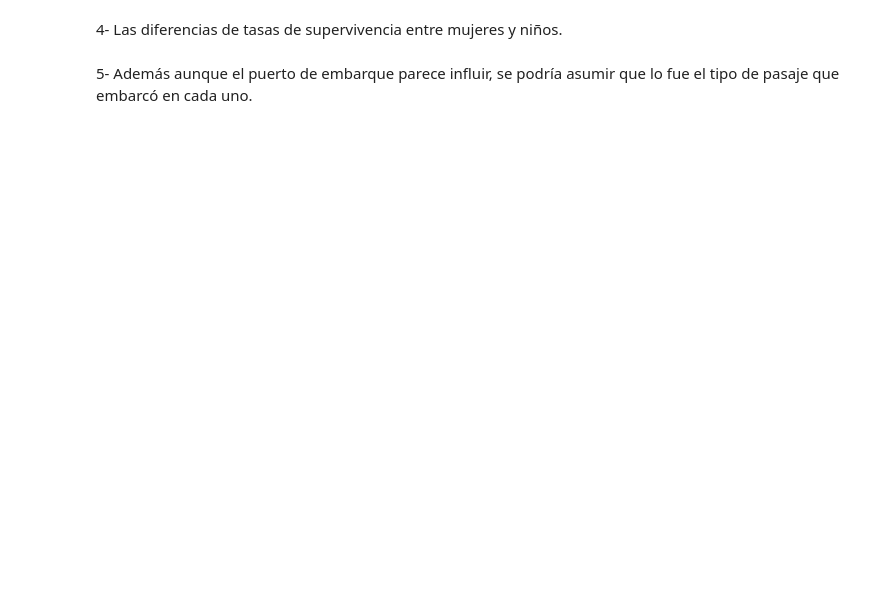
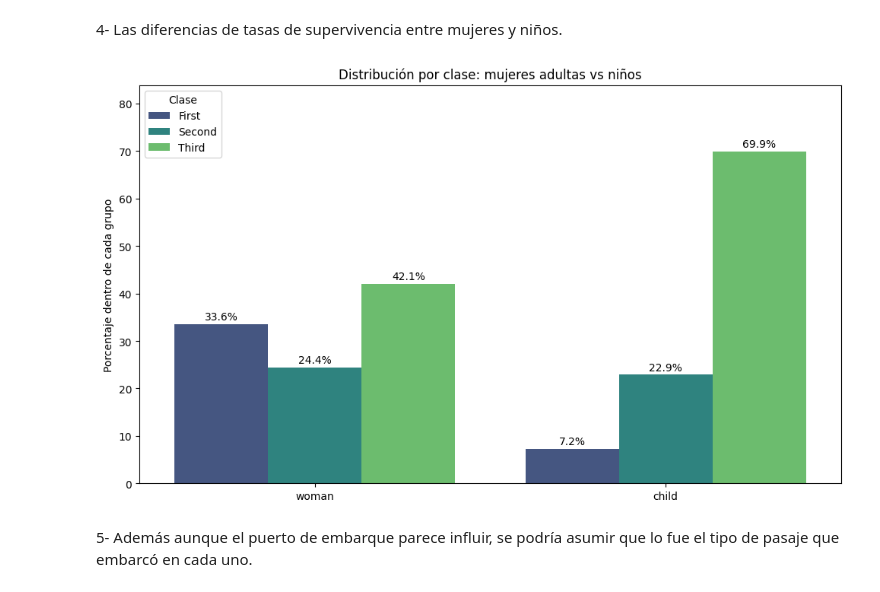
Before and after one commit to Emigarsan/DS-Online-Emilio-Garrote, a Jupyter notebook: Sprints/03_Data_Analysis/Sprint_08/Unidad_02_Visualizacion_Avanzada_Seaborn/03_Practica_Obligatoria/18_Practica_Obligatoria_Visualizacion_Avanzada.ipynb, the cells around one changed output. Saved outputs shown, nothing was run; the diff lists cells and outputs as text; code cells hidden in the pictures; blank space fills up the shorter version.

```diff
--- a/Sprints/03_Data_Analysis/Sprint_08/Unidad_02_Visualizacion_Avanzada_Seaborn/03_Practica_Obligatoria/18_Practica_Obligatoria_Visualizacion_Avanzada.ipynb
+++ b/Sprints/03_Data_Analysis/Sprint_08/Unidad_02_Visualizacion_Avanzada_Seaborn/03_Practica_Obligatoria/18_Practica_Obligatoria_Visualizacion_Avanzada.ipynb
@@ -279,4 +365,39 @@ Name: proportion, dtype: float64
 # %% [markdown]
 4- Las diferencias de tasas de supervivencia entre mujeres y niños.
+# %%
+# Comparación de mujeres adultas y niños según la clase en la que viajaban
+df_woman_child = df_titanic[df_titanic["who"].isin(["woman", "child"])].copy()
+
+comp_clase = (
+    df_woman_child.groupby("who")["class"]
+    .value_counts(normalize=True)
+    .mul(100)
+    .rename("porcentaje")
+    .reset_index()
+)
+
+plt.figure(figsize=(10, 6))
+ax = sns.barplot(
+    data=comp_clase,
+    x="who",
+    y="porcentaje",
+    hue="class",
+    order=["woman", "child"],
+    hue_order=["First", "Second", "Third"],
+    palette="viridis"
+)
+
+for container in ax.containers:
+    ax.bar_label(container, fmt="%.1f%%", padding=2)
+
+plt.title("Distribución por clase: mujeres adultas vs niños")
+plt.xlabel("")
+plt.ylabel("Porcentaje dentro de cada grupo")
+plt.ylim(0, comp_clase["porcentaje"].max() * 1.2)
+plt.legend(title="Clase")
+plt.tight_layout()
+plt.show()
+# %% [output]
+[figure, added]
 # %% [markdown]
 5- Además aunque el puerto de embarque parece influir, se podría asumir que lo fue el tipo de pasaje que embarcó en cada uno.
```
Also changed, not shown: parts of 8 cells of this notebook, 2 other files.
